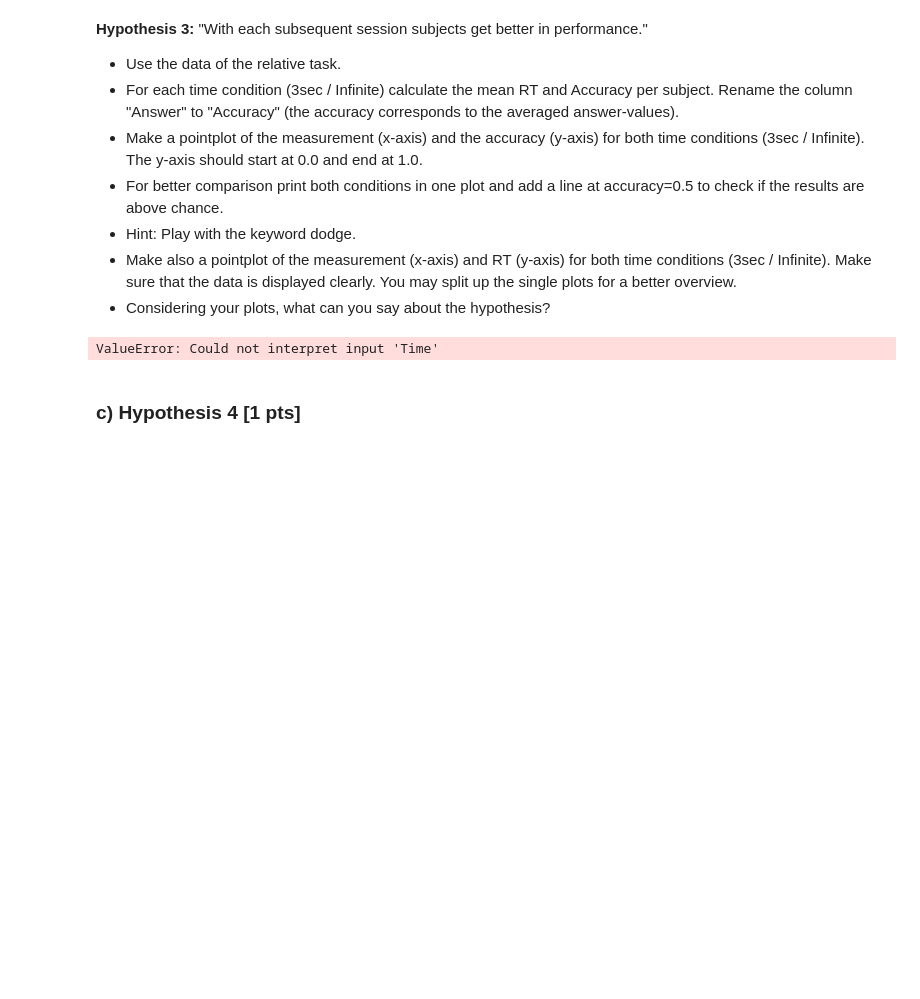
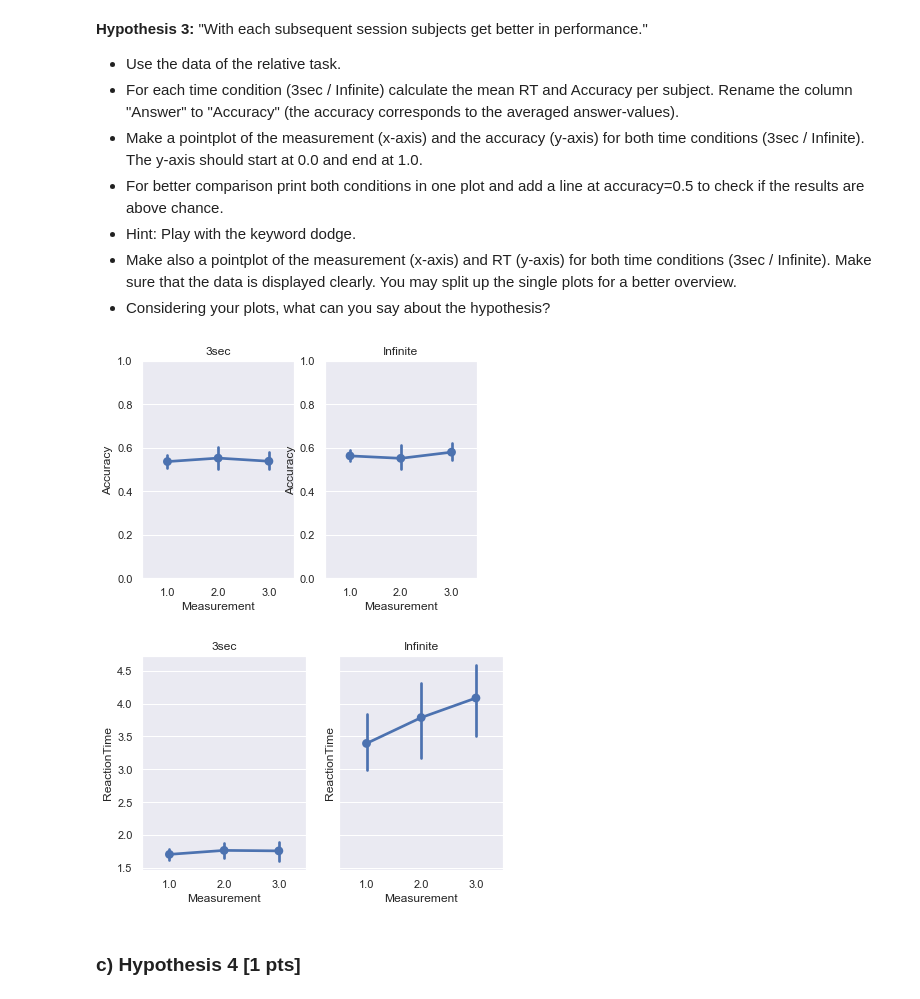
Before and after one commit to NBP-ACC/week-5-acc_9, a Jupyter notebook: sheet03.ipynb, the cells around one changed output. Drawn from its saved outputs; the diff is of its cells as text; code cells hidden in the pictures; blank space fills up the shorter version.

```diff
--- a/sheet03.ipynb
+++ b/sheet03.ipynb
@@ -402,13 +352,13 @@ ValueError: Could not interpret input 'Task'
 - Considering your plots, what can you say about the hypothesis?
 # %%
 # use data of relative task
-data3 = dataframe[dataframe["Task"] == "Relative"]
+data3 = dataframe_wo_outliers[dataframe_wo_outliers["Task"] == "Relative"]
 
 # create new dataframe to average data
 data3_avg = data[["ReactionTime", "Answer","Time","Subject","Measurement"]]
 
 #average data grouped by the time conditions
-data3_avg = data3_avg.groupby(["Time","Subject"]).mean()
+data3_avg = data3_avg.groupby(["Time","Subject"], as_index=False).mean()
 
 # rename the answer column to accuracy
 data3_avg.rename(columns = {"Answer":"Accuracy"}, inplace=True)
@@ -422,34 +372,35 @@ sns.pointplot(x='Measurement',y="Accuracy",hue="Time",data=data3_avg)
 '''
 
 #make pointplot for both Time conditions
 fig, axes = plt.subplots(1, 2)
 sns.pointplot(x ="Measurement", y="Accuracy", data=data3_avg_3sec,ax=axes[0])
 axes[0].set_title('3sec')
 #set min and max of y axis
 axes[0].set_ylim(bottom=0.0,top=1.0)
 sns.pointplot(x ="Measurement", y="Accuracy", data=data3_avg_Infinite,ax=axes[1])
 axes[1].set_title('Infinite')
 #set min and max of y axis
 axes[1].set_ylim(bottom=0.0,top=1.0)
 
 fig, axes = plt.subplots(1, 2,sharey=True) #share y because of very different reaction time range
 sns.pointplot(x ="Measurement", y="ReactionTime", data=data3_avg_3sec,ax=axes[0])
 axes[0].set_title('3sec')
 #set min and max of y axis
 #Mit min und max von y axis ist in dem plot gar nichts zu sehen
 #axes[0].set_ylim(bottom=0.0,top=1.0)
 sns.pointplot(x ="Measurement", y="ReactionTime", data=data3_avg_Infinite,ax=axes[1])
 axes[1].set_title('Infinite')
 #set min and max of y axis
 #axes[1].set_ylim(bottom=0.0,top=1.0)
 
 
 # handling legends
 fig.tight_layout()
 
 #print(data3_avg)
 # %% [output]
-ValueError: Could not interpret input 'Time'
+[figure, added]
+[figure, added]
 # %% [markdown]
 ### c) Hypothesis 4 [1 pts]
 # %% [markdown]
```
Also changed, not shown: parts of 8 cells of this notebook.
